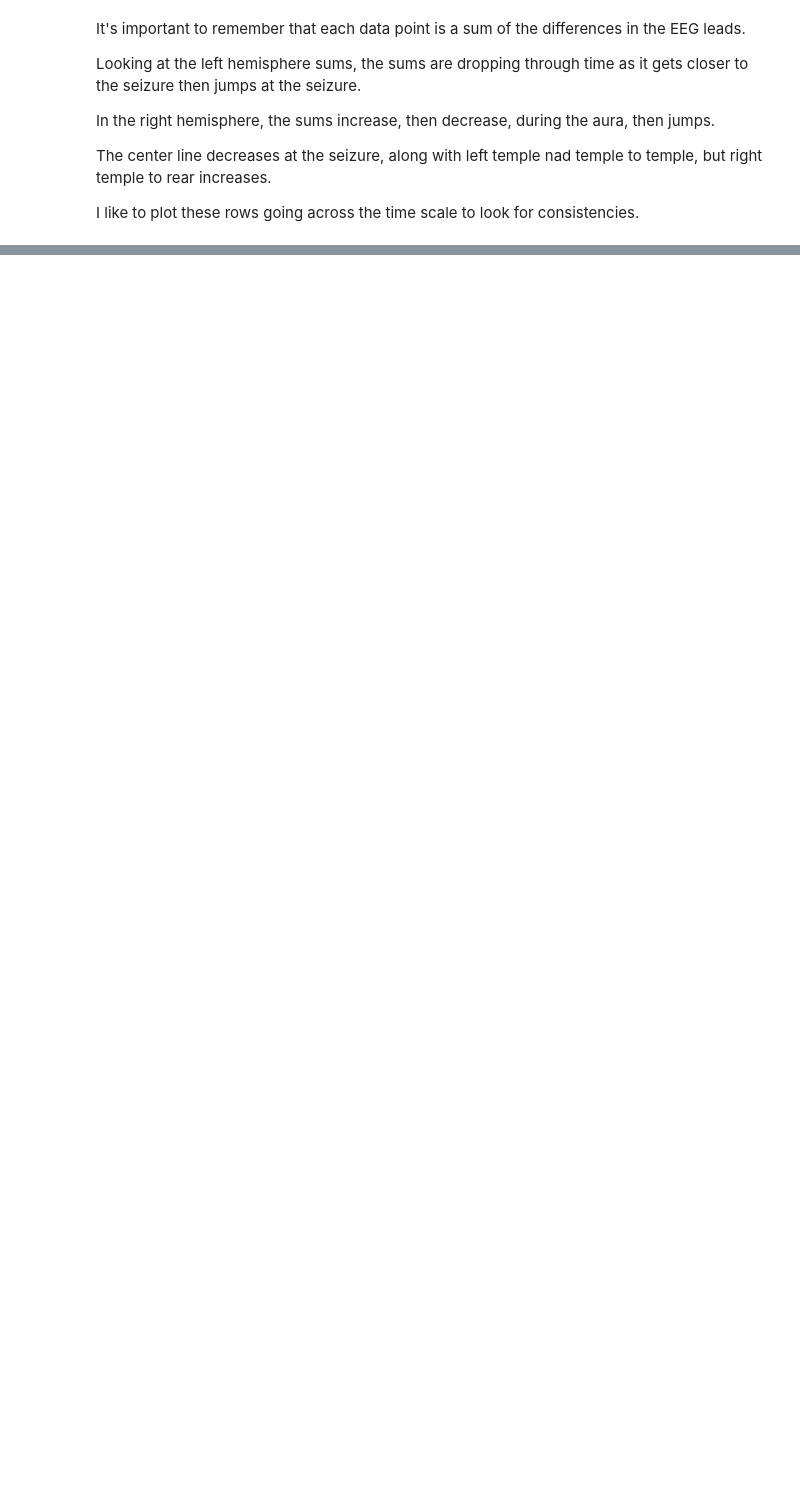
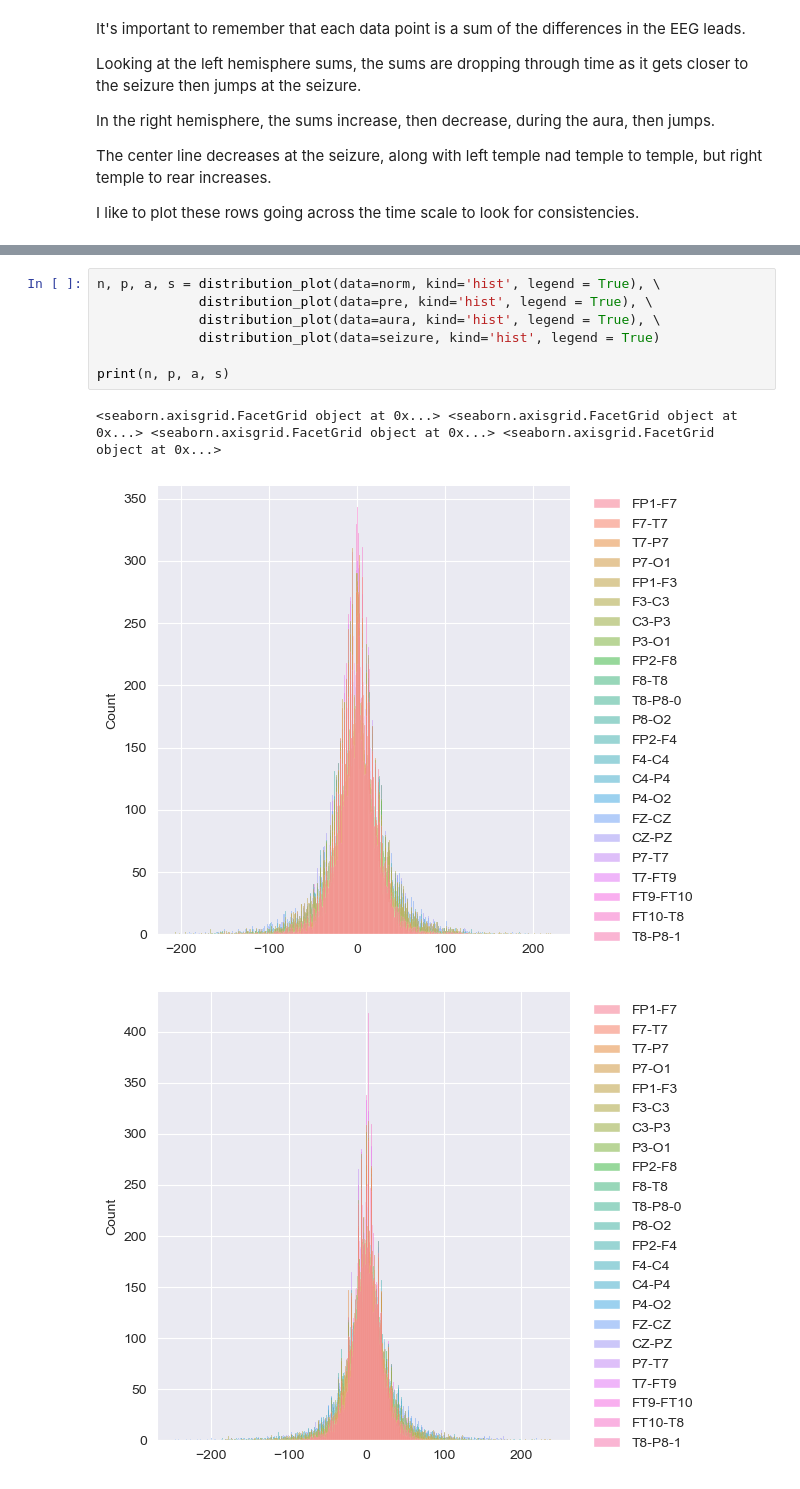
Before and after one commit to eipiisneg1/seizure_prediction_model, a Jupyter notebook: patient_1_02_EDA_step.ipynb, the cells around one changed output, grey strips where cells are left out. Drawn from its saved outputs; the diff is of its cells as text; blank space fills up the shorter version.

```diff
--- a/patient_1_02_EDA_step.ipynb
+++ b/patient_1_02_EDA_step.ipynb
@@ -716,0 +669,11 @@ I like to plot these rows going across the time scale to look for consistencies.
+# %%
+n, p, a, s = distribution_plot(data=norm, kind='hist', legend = True), \
+			 distribution_plot(data=pre, kind='hist', legend = True), \
+			 distribution_plot(data=aura, kind='hist', legend = True), \
+			 distribution_plot(data=seizure, kind='hist', legend = True)
+
+print(n, p, a, s)
+# %% [output]
+<seaborn.axisgrid.FacetGrid object at 0x...> <seaborn.axisgrid.FacetGrid object at 0x...> <seaborn.axisgrid.FacetGrid object at 0x...> <seaborn.axisgrid.FacetGrid object at 0x...>
+[figure, added]
+[figure, added]
```
Also changed, not shown: parts of 49 cells of this notebook.
